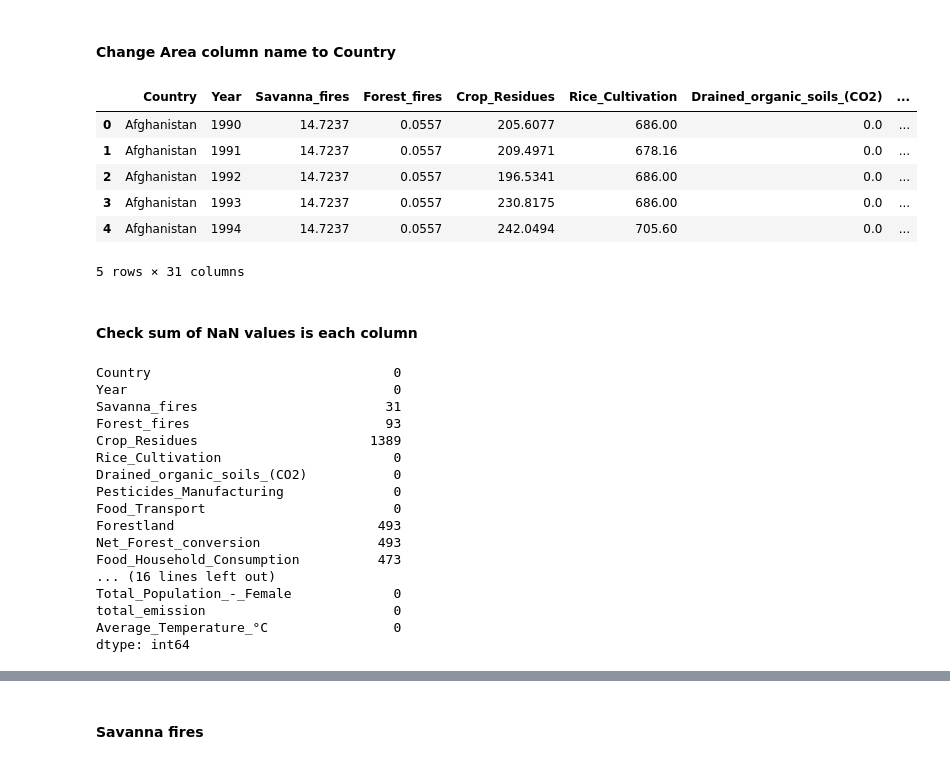
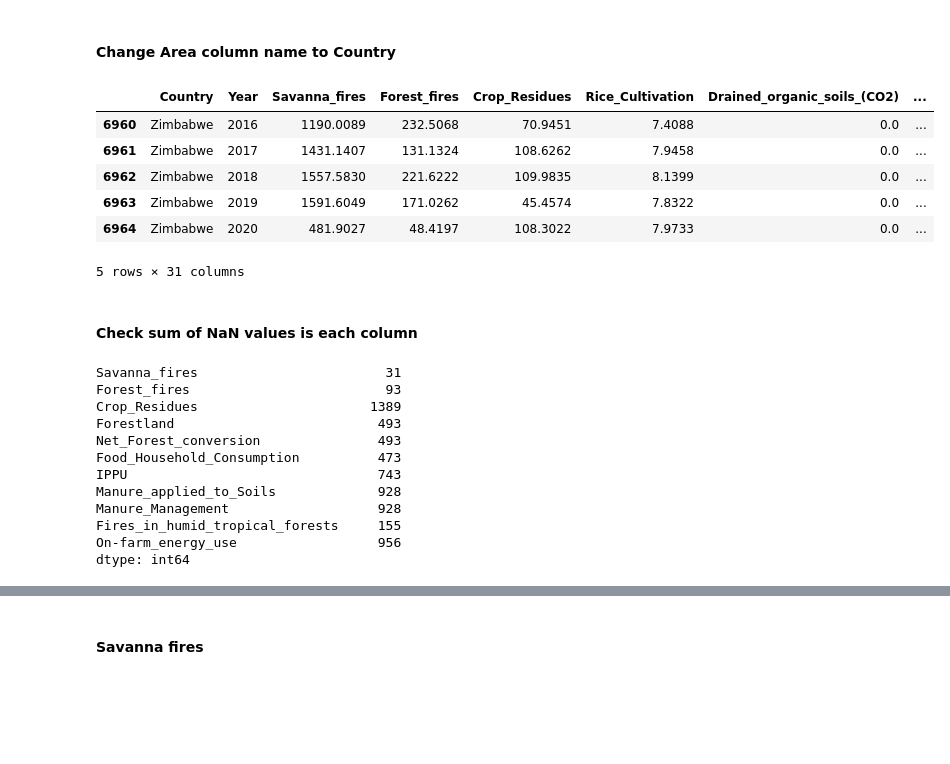
Before and after one commit to XylonD/2401PTDS_Regression_Project_Xylon, a Jupyter notebook: Analysis - Impact of agri activities on carbon emissions.ipynb, the cells around one changed output, grey strips where cells are left out. Drawn from its saved outputs; the diff is of its cells as text; code cells hidden in the pictures; blank space fills up the shorter version.

```diff
--- a/Analysis - Impact of agri activities on carbon emissions.ipynb
+++ b/Analysis - Impact of agri activities on carbon emissions.ipynb
@@ -82,35 +82,31 @@ memory usage: 1.6+ MB
 # %%
 df = df.rename(columns = {'Area': 'Country'})
 # %%
-df.head()
+df.tail()
 # %% [output]
 |  | Country | Year | Savanna_fires | Forest_fires | Crop_Residues | Rice_Cultivation | Drained_organic_soils_(CO2) | ... |
-| 0 | Afghanistan | 1990 | 14.7237 | 0.0557 | 205.6077 | 686.00 | 0.0 | ... |
-| 1 | Afghanistan | 1991 | 14.7237 | 0.0557 | 209.4971 | 678.16 | 0.0 | ... |
-| 2 | Afghanistan | 1992 | 14.7237 | 0.0557 | 196.5341 | 686.00 | 0.0 | ... |
-| 3 | Afghanistan | 1993 | 14.7237 | 0.0557 | 230.8175 | 686.00 | 0.0 | ... |
-| 4 | Afghanistan | 1994 | 14.7237 | 0.0557 | 242.0494 | 705.60 | 0.0 | ... |
+| 6960 | Zimbabwe | 2016 | 1190.0089 | 232.5068 | 70.9451 | 7.4088 | 0.0 | ... |
+| 6961 | Zimbabwe | 2017 | 1431.1407 | 131.1324 | 108.6262 | 7.9458 | 0.0 | ... |
+| 6962 | Zimbabwe | 2018 | 1557.5830 | 221.6222 | 109.9835 | 8.1399 | 0.0 | ... |
+| 6963 | Zimbabwe | 2019 | 1591.6049 | 171.0262 | 45.4574 | 7.8322 | 0.0 | ... |
+| 6964 | Zimbabwe | 2020 | 481.9027 | 48.4197 | 108.3022 | 7.9733 | 0.0 | ... |
 5 rows × 31 columns
 # %% [markdown]
 #### Check sum of NaN values is each column
 # %%
 # checking for missing values
-df.isnull().sum()
+missing_data = df.isnull().sum()
+print(missing_data[missing_data > 0])
 # %% [output]
-Country                               0
-Year                                  0
 Savanna_fires                        31
 Forest_fires                         93
 Crop_Residues                      1389
-Rice_Cultivation                      0
-Drained_organic_soils_(CO2)           0
-Pesticides_Manufacturing              0
-Food_Transport                        0
 Forestland                          493
 Net_Forest_conversion               493
 Food_Household_Consumption          473
-... (16 lines left out)
-Total_Population_-_Female             0
-total_emission                        0
-Average_Temperature_°C                0
+IPPU                                743
+Manure_applied_to_Soils             928
+Manure_Management                   928
+Fires_in_humid_tropical_forests     155
+On-farm_energy_use                  956
 dtype: int64
```
Also changed, not shown: parts of 82 cells of this notebook.
